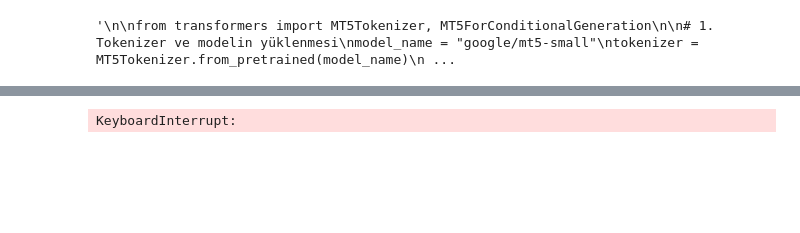
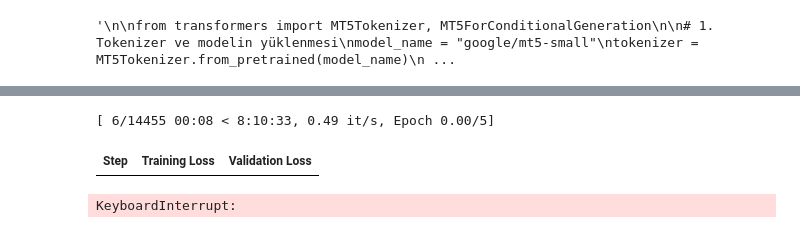
Before and after one commit to burakangun/mT5-turkish-summarization, a Jupyter notebook: model_train/mt5_finetune.ipynb, the cells around one changed output, grey strips where cells are left out. Saved outputs shown, nothing was run; the diff lists cells and outputs as text; code cells hidden in the pictures; blank space fills up the shorter version.

```diff
--- a/model_train/mt5_finetune.ipynb
+++ b/model_train/mt5_finetune.ipynb
@@ -37,7 +44,7 @@ train_dataset = dataset['train']
 val_dataset = dataset['validation']
 test_dataset = dataset['test']
 # Train dataset'in yarısını alma
-train_half = train_dataset.select(range(len(train_dataset) // 2))
+train_half = train_dataset.select(range(len(train_dataset) // 3))
 
 
 # Tüm veri setlerini bir DatasetDict'e dönüştürme
@@ -170,8 +177,7 @@ rouge_metric = evaluate.load("rouge")
 
 # define function for custom tokenization
 def tokenize_sentence(arg):
-  encoded_arg = tokenizer(arg)
-  return tokenizer.convert_ids_to_tokens(encoded_arg.input_ids)
+    return arg  # Bu fonksiyon kaldırılabilir veya değiştirilmeden kullanılabilir
 
 # define function to get ROUGE scores with custom tokenization
 def metrics_func(eval_arg):
@@ -183,11 +189,14 @@ def metrics_func(eval_arg):
   text_labels = tokenizer.batch_decode(labels, skip_special_tokens=True)
   # Insert a line break (\n) in each sentence for ROUGE scoring
   # (Note : Please change this code, when you perform on other languages except for Japanese)
-  text_preds = [(p if p.endswith(("!", "！", "?", "？", "。")) else p + "。") for p in text_preds]
-  text_labels = [(l if l.endswith(("!", "！", "?", "？", "。")) else l + "。") for l in text_labels]
-  sent_tokenizer_jp = RegexpTokenizer(u'[^!！?？。]*[!！?？。]')
-  text_preds = ["\n".join(np.char.strip(sent_tokenizer_jp.tokenize(p))) for p in text_preds]
-  text_labels = ["\n".join(np.char.strip(sent_tokenizer_jp.tokenize(l))) for l in text_labels]
+  text_preds = [(p if p.endswith((".", "!", "?")) else p + ".") for p in text_preds]
+  text_labels = [(l if l.endswith((".", "!", "?")) else l + ".") for l in text_labels]
+
+  # Türkçe cümle tokenizasyonu
+  sent_tokenizer_tr = RegexpTokenizer(r'[^.!?]*[.!?]')
+  text_preds = ["\n".join(np.char.strip(sent_tokenizer_tr.tokenize(p))) for p in text_preds]
+  text_labels = ["\n".join(np.char.strip(sent_tokenizer_tr.tokenize(l))) for l in text_labels]
+
   # compute ROUGE score with custom tokenization
   return rouge_metric.compute(
     predictions=text_preds,
@@ -221,10 +230,10 @@ from transformers import Seq2SeqTrainingArguments
 training_args = Seq2SeqTrainingArguments(
     output_dir="mt5-summarize-ja",
     log_level="error",
-    num_train_epochs=10,
+    num_train_epochs=5,
     learning_rate=2e-5,
     lr_scheduler_type="linear",
-    warmup_steps=500,
+    warmup_steps=250,
     optim="adafactor",
     weight_decay=0.01,
     per_device_train_batch_size=8,
@@ -240,16 +249,18 @@ training_args = Seq2SeqTrainingArguments(
 # %%
 from transformers import Seq2SeqTrainer
 
 trainer = Seq2SeqTrainer(
     model=model,
     args=training_args,
     data_collator=data_collator,
     compute_metrics=metrics_func,
     train_dataset=tokenized_ds["train"],
-    eval_dataset=tokenized_ds["validation"].select(range(20)),
+    eval_dataset=tokenized_ds["validation"].select(range(1000)),
 )
 
 trainer.train()
 # %% [output]
-KeyboardInterrupt:
+[ 6/14455 00:08 < 8:10:33, 0.49 it/s, Epoch 0.00/5]
+| Step | Training Loss | Validation Loss |
+KeyboardInterrupt:
 # %%
```
Also changed, not shown: parts of 9 cells of this notebook.
